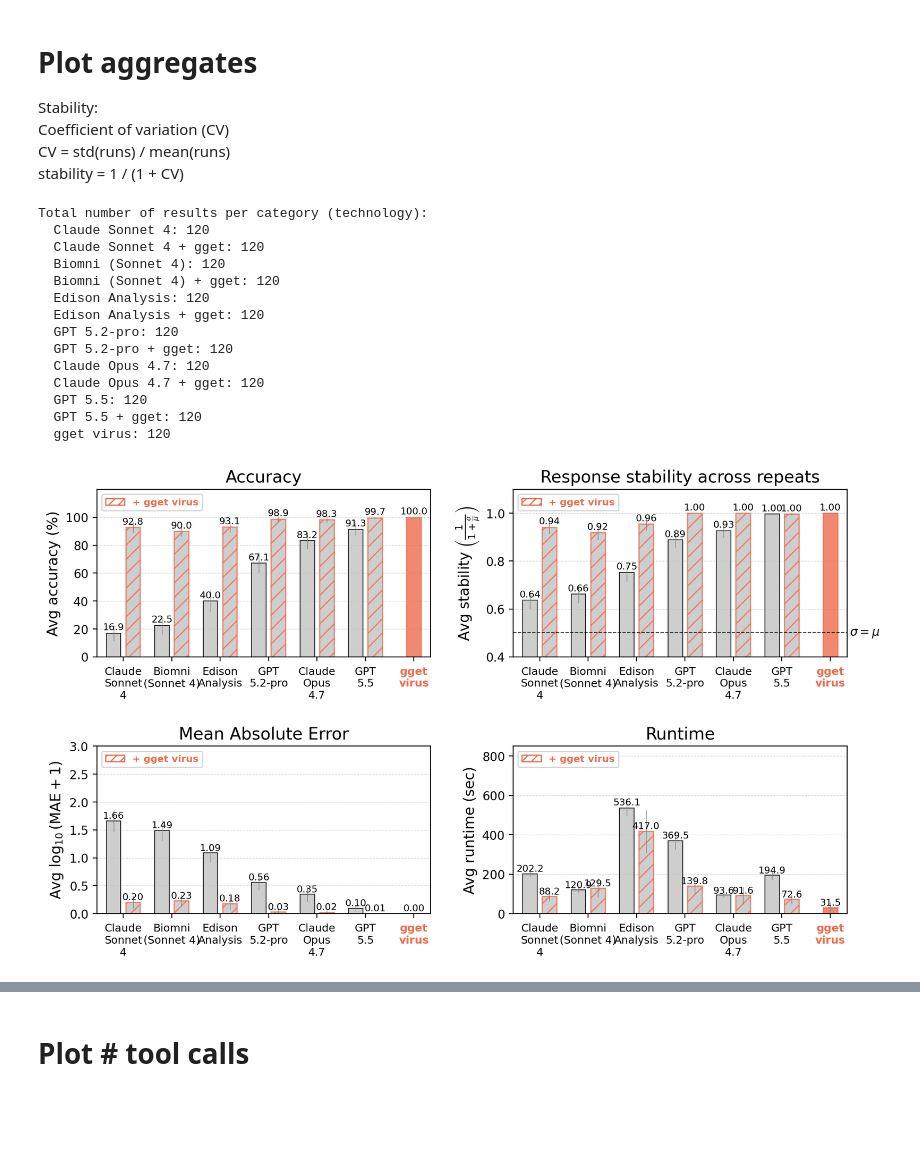
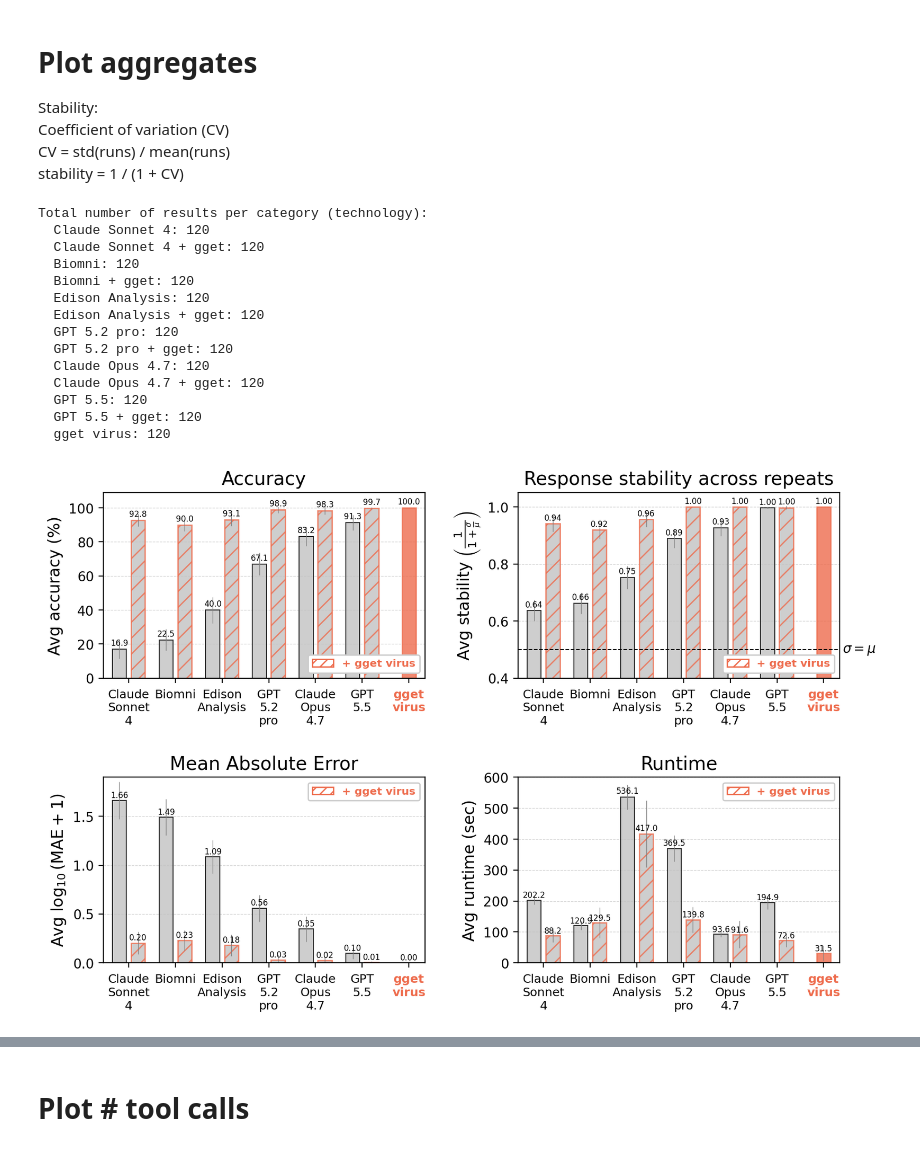
Before and after one commit to lauraluebbert/VirBench, a Jupyter notebook: notebooks/main_comparisons.ipynb, the cells around one changed output, grey strips where cells are left out. Saved outputs shown, nothing was run; the diff lists cells and outputs as text; code cells hidden in the pictures; blank space fills up the shorter version.

```diff
--- a/notebooks/main_comparisons.ipynb
+++ b/notebooks/main_comparisons.ipynb
@@ -75,9 +75,9 @@ FIGSIZE = (8, 2)
 
 MODEL_DISPLAY = [
     ("Claude (claude-sonnet-4-20250514)", "Claude Sonnet 4"),
-    ("Biomni (claude-sonnet-4-20250514)", "Biomni (Sonnet 4)"),
+    ("Biomni (claude-sonnet-4-20250514)", "Biomni"),
     ("Edison (2026-02-26)", "Edison Analysis"),
-    ("GPT (gpt-5.2-pro)", "GPT 5.2-pro"),
+    ("GPT (gpt-5.2-pro)", "GPT 5.2 pro"),
     ("Claude (claude-opus-4-7)", "Claude Opus 4.7"),
     ("GPT (gpt-5.5)", "GPT 5.5"),
 ]
@@ -384,12 +384,12 @@ for base in base_techs:
         GROUPED_TECHNOLOGIES.append((base, gget_name))
     else:
         GROUPED_TECHNOLOGIES.append((base,))
-    if " (" in base:
-        agent, model = base.split(" (", 1)
-        model = model.rstrip(")")
-        GROUPED_LABELS.append(f"{agent}\n({model})")
-    else:
-        GROUPED_LABELS.append(base.replace(" ", "\n"))
+    # if " (" in base:
+    #     agent, model = base.split(" (", 1)
+    #     model = model.rstrip(")")
+    #     GROUPED_LABELS.append(f"{agent}\n({model})")
+    # else:
+    GROUPED_LABELS.append(base.replace(" ", "\n"))
 if "gget virus" in SOURCES:
     GROUPED_TECHNOLOGIES.append(("gget virus",))
     GROUPED_LABELS.append("gget\nvirus")
@@ -397,7 +397,7 @@ if "gget virus" in SOURCES:
 group_bar_width = 0.3
 n_groups = len(GROUPED_TECHNOLOGIES)
 
-# Print the total number of results for each category (each technology)
+# Print the total number of results for each category (each technology):
 print("Total number of results per category (technology):")
 for name in [t for group in GROUPED_TECHNOLOGIES for t in group]:
     # We'll assume metrics[name] is already populated as in the context
@@ -563,7 +563,7 @@ def agg_grouped_flat(groups, field):
 
 import matplotlib.patches as mpatches
 
-fig, axes = plt.subplots(2, 2, figsize=(10, 6))
+fig, axes = plt.subplots(2, 2, figsize=(9, 6))
 
 def connect_group_means(ax, values):
     """
@@ -583,6 +583,9 @@ def connect_group_means(ax, values):
             val_idx += 1
         group_i += 1
 
+# Fontsize reduction for bar labels
+BAR_LABEL_FONTSIZE = FONTSIZE - 6
+
 # Top-left: Accuracy
 ax = axes[0, 0]
 ax.set_axisbelow(True)
@@ -591,10 +594,10 @@ acc_means, acc_sd = agg_grouped_flat(GROUPED_TECHNOLOGIES, "accuracy")
 bars = make_bars_grouped(ax, acc_means, acc_sd)
 for i, bar in enumerate(bars):
     val = acc_means[i]
-    ax.text(bar.get_x() + bar.get_width()/2, val + 1, f"{val:.1f}", ha="center", va="bottom", fontsize=FONTSIZE - 4)
+    ax.text(bar.get_x() + bar.get_width()/2, val + 1, f"{val:.1f}", ha="center", va="bottom", fontsize=BAR_LABEL_FONTSIZE)
 # connect_group_means(ax, acc_means)
 set_grouped_xticklabels(ax)
-ax.set_ylim(0, 119.99)
+ax.set_ylim(0, 109)
 ax.margins(x=0.03)
 ax.set_ylabel("Avg accuracy (%)", fontsize=FONTSIZE)
 ax.set_title("Accuracy", fontsize=FONTSIZE + 2)
@@ -608,10 +611,10 @@ stab_means, stab_sd = agg_grouped_flat(GROUPED_TECHNOLOGIES, "stability")
 bars = make_bars_grouped(ax, stab_means, stab_sd)
 for i, bar in enumerate(bars):
     val = stab_means[i]
-    ax.text(bar.get_x() + bar.get_width()/2, val + 0.005, f"{val:.2f}", ha="center", va="bottom", fontsize=FONTSIZE - 4)
+    ax.text(bar.get_x() + bar.get_width()/2, val + 0.005, f"{val:.2f}", ha="center", va="bottom", fontsize=BAR_LABEL_FONTSIZE)
 # connect_group_means(ax, stab_means)
 set_grouped_xticklabels(ax)
-ax.set_ylim(0.4, 1.099)
+ax.set_ylim(0.4, 1.05)
 ax.margins(x=0.03)
 ax.axhline(0.5, linestyle="--", linewidth=0.75, c="black")
 ax.text(6.4, 0.5, r"$\sigma = \mu$", fontsize=FONTSIZE - 2, va="center", ha="left", c="black")
@@ -627,10 +630,10 @@ mae_means, mae_sd = agg_grouped_flat(GROUPED_TECHNOLOGIES, "mae")
 bars = make_bars_grouped(ax, mae_means, mae_sd)
 for i, bar in enumerate(bars):
     val = mae_means[i]
-    ax.text(bar.get_x() + bar.get_width()/2, val + 0.01, f"{val:.2f}", ha="center", va="bottom", fontsize=FONTSIZE - 4)
+    ax.text(bar.get_x() + bar.get_width()/2, val + 0.01, f"{val:.2f}", ha="center", va="bottom", fontsize=BAR_LABEL_FONTSIZE)
 # connect_group_means(ax, mae_means)
 set_grouped_xticklabels(ax)
-ax.set_ylim(0, 3)
+ax.set_ylim(0, 1.9)
 ax.margins(x=0.03)
 ax.set_ylabel(r"Avg $\log_{10}(\mathrm{MAE} + 1)$", fontsize=FONTSIZE)
 ax.set_title("Mean Absolute Error", fontsize=FONTSIZE + 2)
@@ -644,10 +647,10 @@ dur_means, dur_sd = agg_grouped_flat(GROUPED_TECHNOLOGIES, "duration")
 bars = make_bars_grouped(ax, dur_means, dur_sd)
 for i, bar in enumerate(bars):
     val = dur_means[i]
-    ax.text(bar.get_x() + bar.get_width()/2, val + val * 0.01, f"{val:.1f}", ha="center", va="bottom", fontsize=FONTSIZE - 4)
+    ax.text(bar.get_x() + bar.get_width()/2, val + val * 0.01, f"{val:.1f}", ha="center", va="bottom", fontsize=BAR_LABEL_FONTSIZE)
 # connect_group_means(ax, dur_means)
 set_grouped_xticklabels(ax)
-ax.set_ylim(0,850)
+ax.set_ylim(0,600)
 ax.margins(x=0.03)
 ax.set_ylabel("Avg runtime (sec)", fontsize=FONTSIZE)
 ax.set_title("Runtime", fontsize=FONTSIZE + 2)
@@ -677,41 +680,48 @@ legend_handles.append(gget_patch)
 #     fontsize=FONTSIZE-2,
 #     frameon=True
 # )
 
-for ax in axes.flat:
-# Place the legend in the upper left of the whole figure, moving it a bit higher
+for idx, ax in enumerate(axes.flat):
+    # For top two plots, place the legend in the lower right corner; else (bottom), leave in upper right
+    if idx < 2:
+        legend_loc = "lower right"
+    else:
+        legend_loc = "upper right"
     leg = ax.legend(
         handles=legend_handles,
-        loc="upper left",
+        loc=legend_loc,
         borderaxespad=0.5,
         fontsize=FONTSIZE-4,
         frameon=True
     )
+    leg.set_alpha(1)  # Make legend background fully opaque
+    leg.get_frame().set_alpha(1)
 
     for text in leg.get_texts():
         if text.get_text() == "+ gget virus":
             text.set_color(COLORS["gget virus"])
             text.set_fontweight("bold")
 
+
 # Slightly increase the space between subplots by increasing h_pad and w_pad
 fig.tight_layout(h_pad=1.9, w_pad=1.8)
 fig.savefig("../figures/averages.png", dpi=300, bbox_inches="tight")
 # %% [output]
 Total number of results per category (technology):
   Claude Sonnet 4: 120
   Claude Sonnet 4 + gget: 120
-  Biomni (Sonnet 4): 120
-  Biomni (Sonnet 4) + gget: 120
+  Biomni: 120
+  Biomni + gget: 120
   Edison Analysis: 120
   Edison Analysis + gget: 120
-  GPT 5.2-pro: 120
-  GPT 5.2-pro + gget: 120
+  GPT 5.2 pro: 120
+  GPT 5.2 pro + gget: 120
   Claude Opus 4.7: 120
   Claude Opus 4.7 + gget: 120
   GPT 5.5: 120
   GPT 5.5 + gget: 120
   gget virus: 120
-[figure, old version]
+[figure, new version]
 # %%
 bon_groups = len(GROUPED_TECHNOLOGIES)
 violin_spacing = 0.4
```
Also changed, not shown: parts of 6 cells of this notebook, 19 other files.
